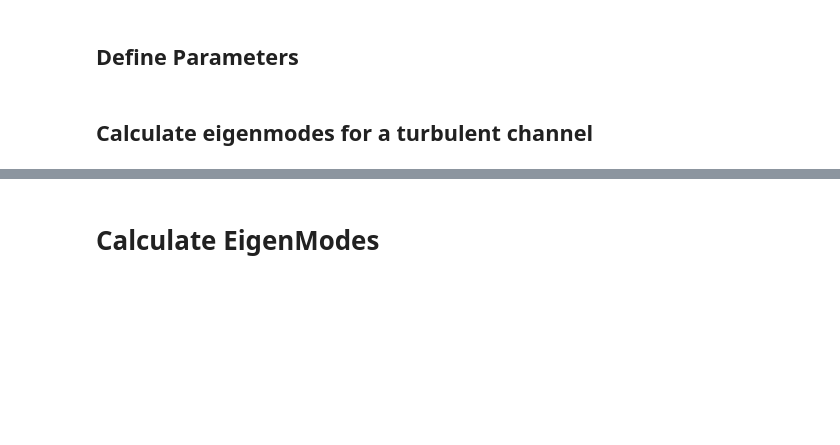
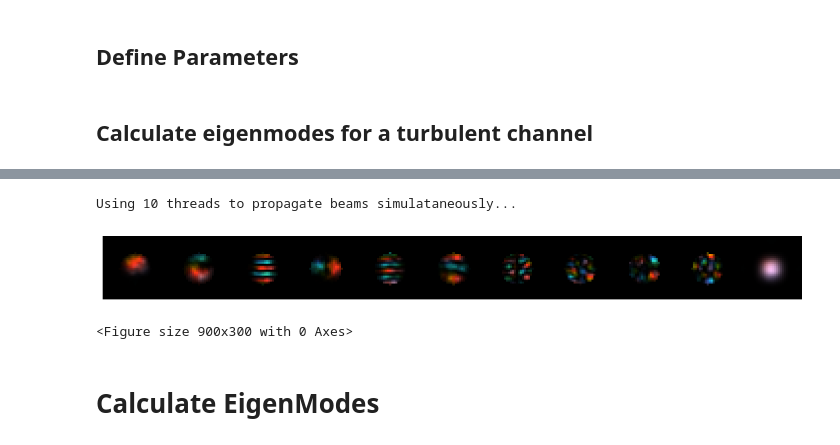
Before and after one commit to LukasScarfe/Eigen, a Jupyter notebook: eigenmodes.ipynb, the cells around one changed output, grey strips where cells are left out. Saved outputs shown, nothing was run; the diff lists cells and outputs as text; code cells hidden in the pictures; blank space fills up the shorter version.

```diff
--- a/eigenmodes.ipynb
+++ b/eigenmodes.ipynb
@@ -92,3 +129,47 @@ Using 10 threads to propagate beams simulataneously...
+# %%
+# need to make function to generate turbulent channel where we input the parameters defined above
+
+# Pre-define variables
+abbs = []
+allEigenBeams = []
+allEigenBeamsPropagated = []
+
+for i in range(num_of_fluctuations+1):
+    # Generate/fluctuate turbulent channel
+    abbs = gen_turb_channel(size, N, wavelength, z, C2_n[TurbStrength], num_phase_screens, phase_screen_seed, shift, abbs)
+
+    # Extract raw phase screen array
+    abbs_screens = extract_screens(abbs)
+    # Propagate single pixels through channel
+    if __name__ == "__main__":
+        FieldsOut, end_fields = parallelpropagatePixels(size, wavelength, N, z, lensSize, abbs_screens)
+        # print(f"Successfully processed {len(end_fields)} pixels.")
+    # Calculate eigenvalues and eigenvectors
+    eigVals, eigVecs = eigen_vals_vecs(end_fields)
+    # Determine eigenmodes
+    eigenBeams, eigenBeamsPropagated = eigenmodes(size, wavelength, N, z, eigVecs, abbs)
+    # Append eigenbeams to list
+    allEigenBeams.append(eigenBeams)
+    allEigenBeamsPropagated.append(eigenBeamsPropagated)
+
+    test_beam=propChannel(OAM(F,2*w0,0),z,abbs=abbs_screens)
+
+    # plotting for test
+    plot=plot_beam(eigenBeams[:10]+[test_beam],rows=1,dpi=N*3)
+    plt.show();plt.close()
+
+    ticks = [-np.pi, -np.pi/2, 0, np.pi/2, np.pi]
+    fig = plt.figure(1, figsize=(9,3), constrained_layout=True)
+
+    axes=[]
+    images=[]
+
+
+# next steps?
+# %% [output]
+Using 10 threads to propagate beams simulataneously...
+[figure, added]
+<Figure size 900x300 with 0 Axes>
 # %% [markdown]
 # Calculate EigenModes
 # %% [markdown]
```
Also changed, not shown: parts of 2 cells of this notebook.
